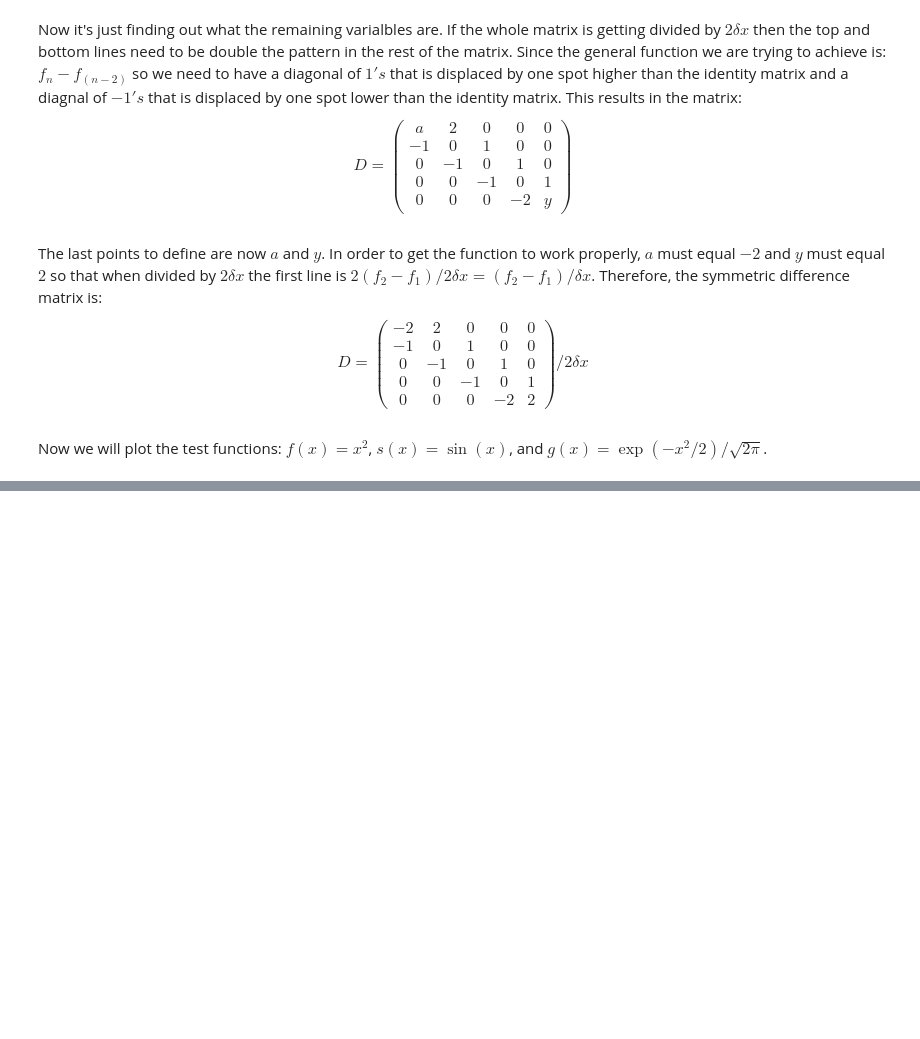
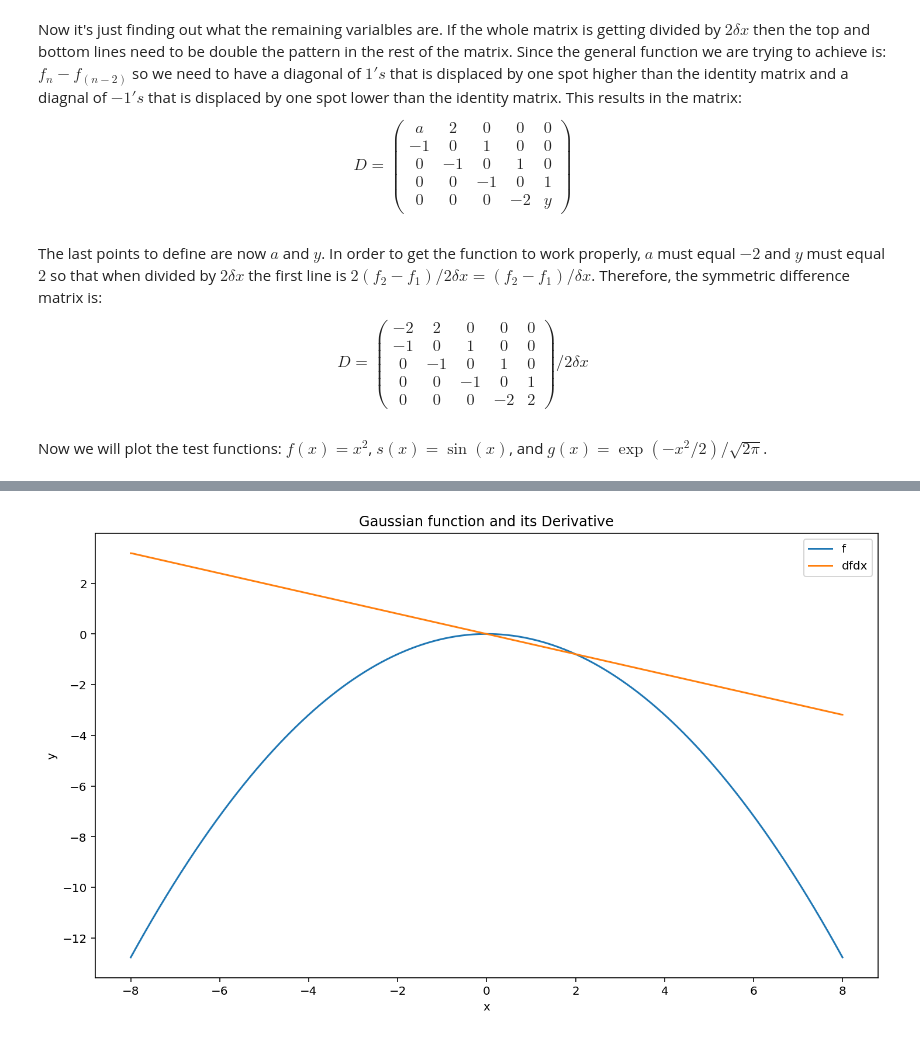
Before and after one commit to chapman-phys220-2017f/cw-06-quinn-and-dain-and-andrew-cw-06, a Jupyter notebook: calculus.ipynb, the cells around one changed output, grey strips where cells are left out. Cells and saved outputs as stored; diff of their text form; code cells hidden in the pictures; blank space fills up the shorter version.

```diff
--- a/calculus.ipynb
+++ b/calculus.ipynb
@@ -71,0 +72,5 @@ ac.plot(ac.derivative(-3,3,500),x,f,title=r'$x^2$ and its Derivative')
+# %%
+x,f = ac.gen_gaus_array(-8,8,500)
+ac.plot(ac.derivative(-8,8,500),x,f,title=r'Gaussian function and its Derivative')
+# %% [output]
+[figure, added]
```
Also changed, not shown: parts of 11 cells of this notebook, 1 other file.
